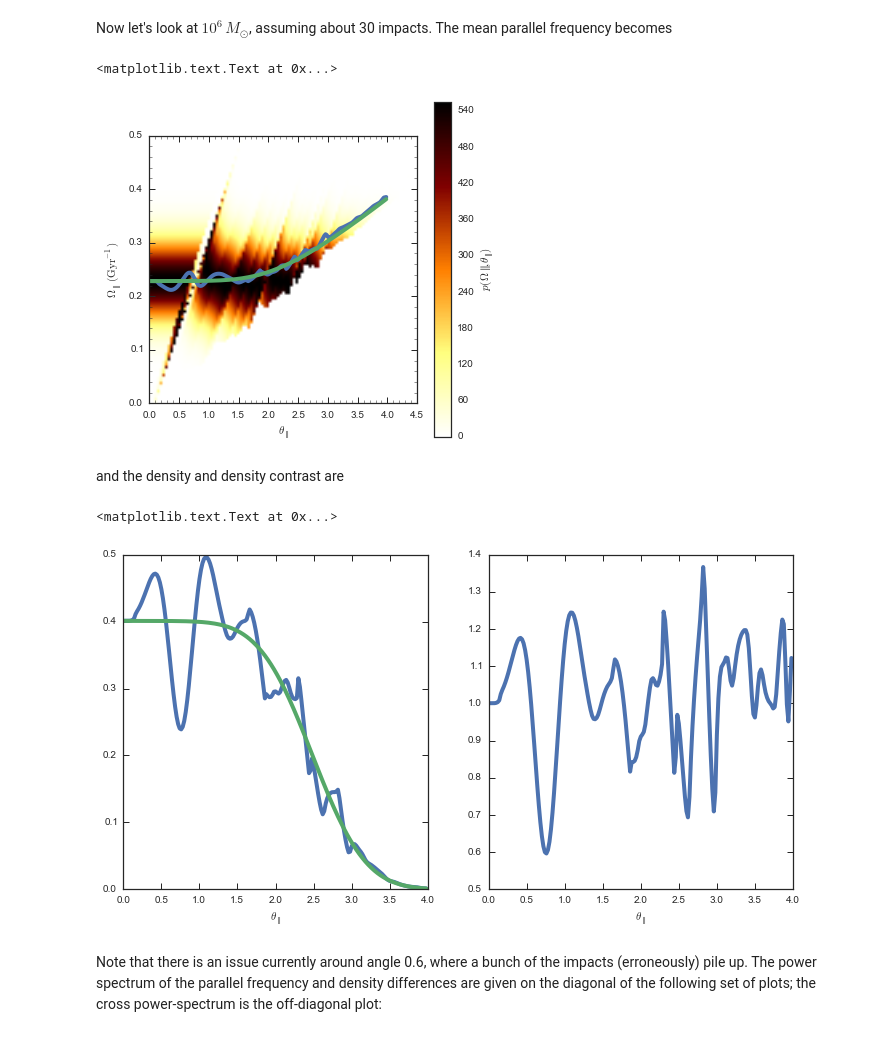
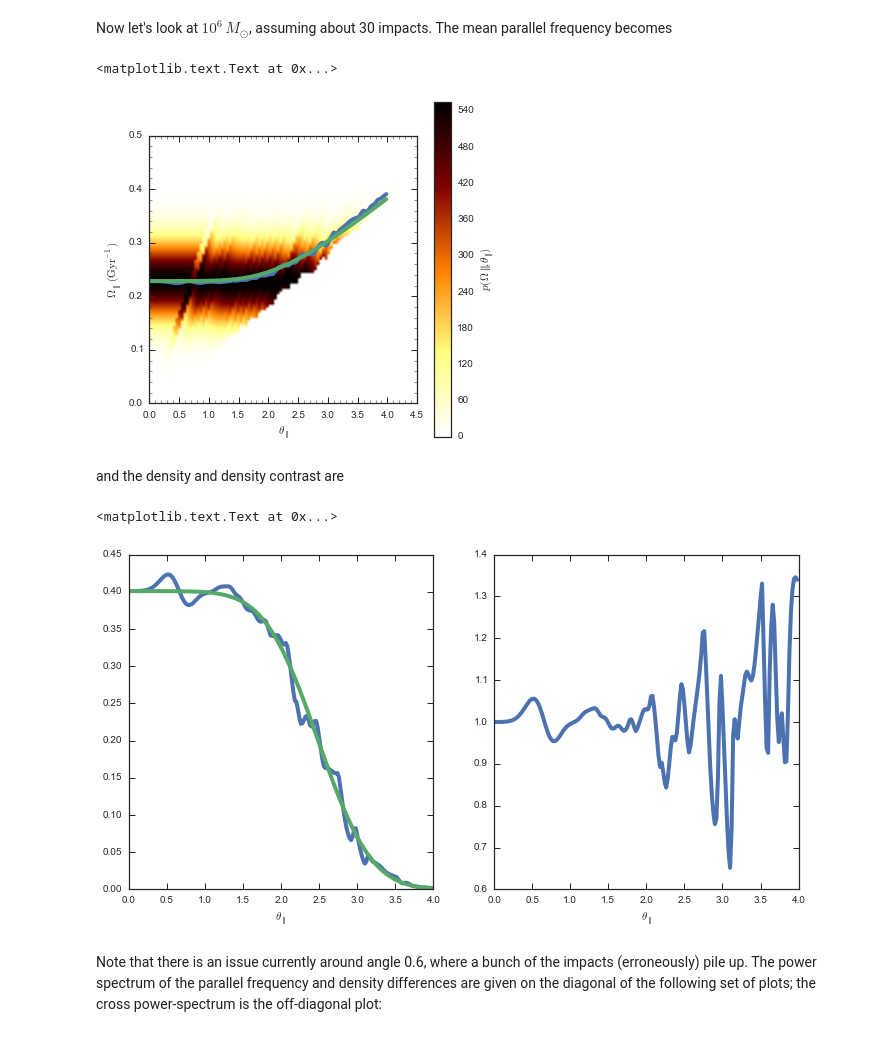
Before and after one commit to jobovy/streamgap-pepper, a Jupyter notebook: galpyStreamPepper.ipynb, the cells around one changed output. Cells and saved outputs as stored; diff of their text form; code cells hidden in the pictures.

```diff
--- a/galpyStreamPepper.ipynb
+++ b/galpyStreamPepper.ipynb
@@ -134,7 +141,7 @@ sdf_pepper.set_impacts(impact_angle=[-1.34,-0.34],impactb=[0.,0.],
                                 2.88/bovy_conversion.time_in_Gyr(V0,R0)],
                        GM=[10.**-5./bovy_conversion.mass_in_1010msol(V0,R0),
                            10.**-5./bovy_conversion.mass_in_1010msol(V0,R0)],
-                       rs=[0.625/R0,0.625/R0])
+                       rs=[0.04/R0,0.04/R0])
 # %%
 xs= numpy.linspace(0.,4.5,101)
 mO= numpy.array([sdf_pepper.meanOmega(x,oned=True) for x in xs])
@@ -220,32 +227,33 @@ sdf_pepper._rs= [0.1/R0]
 # Simulate
 sdf_pepper.simulate(rate=30.)
 # %%
-mO_1e6= numpy.array([sdf_pepper.meanOmega(x,oned=True) for x in xs])
+mO_1e6= numpy.array([sdf_pepper.meanOmega(x,oned=True,norm=False) for x in xs])
+dens_1e6= numpy.array([sdf_pepper.density_par(x) for x in xs])
+mO_1e6/= dens_1e6
 Opars= numpy.linspace(0.,0.5,101)/bovy_conversion.freq_in_Gyr(V0,R0)
 apars= numpy.linspace(0.,4.5,101)
 y= numpy.array([sdf_pepper.pOparapar(Opars,a) for a in apars])
 figsize(6,6)
 bovy_plot.bovy_dens2d(y.T,
                       origin='lower',
                       cmap='afmhot_r',colorbar=True,
                       vmin=0.,
                       xrange=[apars[0],apars[-1]],
                       yrange=[Opars[0]*bovy_conversion.freq_in_Gyr(V0,R0),
                               Opars[-1]*bovy_conversion.freq_in_Gyr(V0,R0)],
                      zlabel=r'$p(\Omega\parallel,\theta_\parallel)$')
 plot(xs,mO_1e6*bovy_conversion.freq_in_Gyr(V0,R0),lw=4.)
 plot(xs,mO_unp*bovy_conversion.freq_in_Gyr(V0,R0),lw=4.)
 xlabel(r'$\theta_\parallel$')
 ylabel(r'$\Omega_\parallel\,(\mathrm{Gyr}^{-1})$')
 # %% [output]
 <matplotlib.text.Text at 0x...>
-[figure, old version]
+[figure, new version]
 # %% [markdown]
 and the density and density contrast are
 # %%
 figsize(12,6)
 subplot(1,2,1)
-dens_1e6= numpy.array([sdf_pepper.density_par(x) for x in xs])
 plot(xs,dens_1e6/numpy.sum(dens_1e6)/(xs[1]-xs[0]),lw=4.)
 plot(xs,dens_unp/numpy.sum(dens_unp)/(xs[1]-xs[0]),lw=4.)
 xlabel(r'$\theta_\parallel$')
@@ -254,7 +262,7 @@ plot(xs,(dens_1e6/numpy.sum(dens_1e6))/(dens_unp/numpy.sum(dens_unp)),lw=4.)
 xlabel(r'$\theta_\parallel$')
 # %% [output]
 <matplotlib.text.Text at 0x...>
-[figure, old version]
+[figure, new version]
 # %% [markdown]
 Note that there is an issue currently around angle 0.6, where a bunch of the impacts (erroneously) pile up. The power spectrum of the parallel frequency and density differences are given on the diagonal of the following set of plots; the cross power-spectrum is the off-diagonal plot:
 # %%
```
Also changed, not shown: parts of 12 cells of this notebook.
